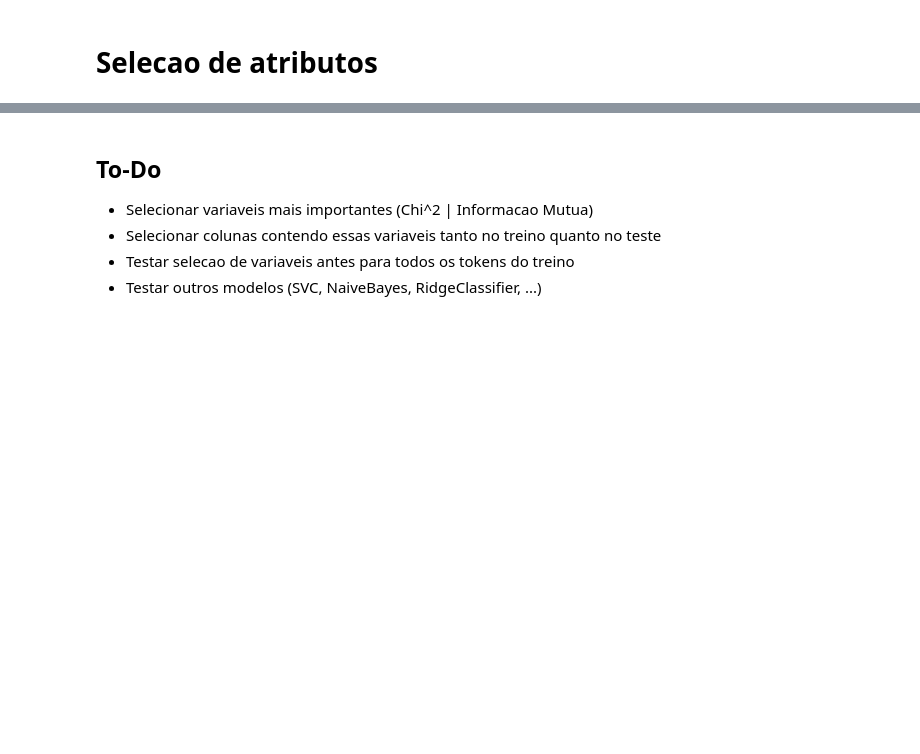
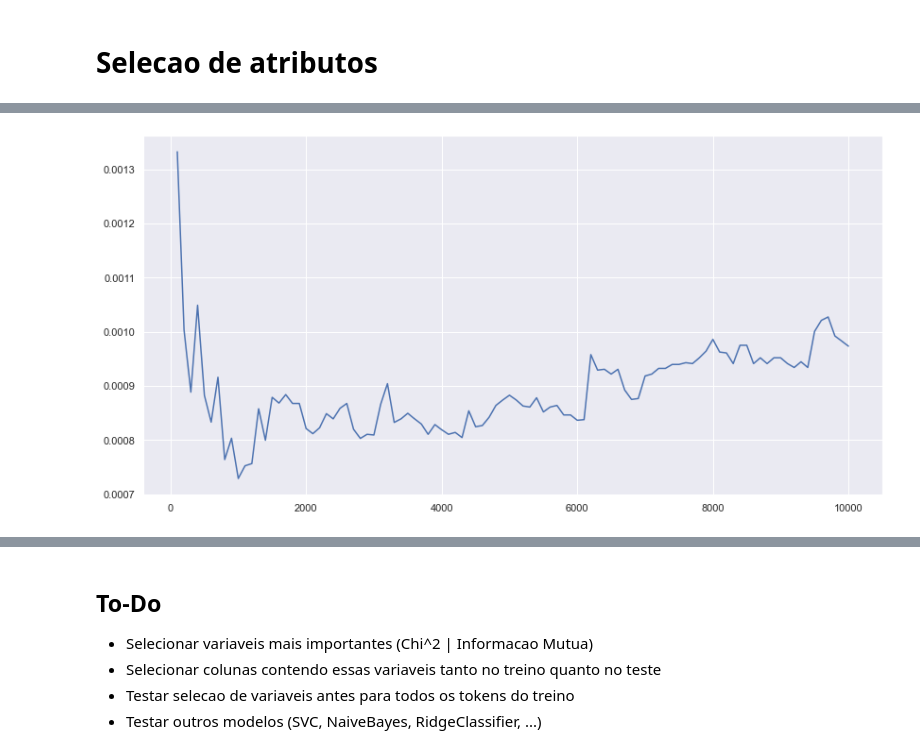
Before and after one commit to marcelo-campa/Analytica-Kaggle-NLP, a Jupyter notebook: kaggle_tweets.ipynb, the cells around one changed output, grey strips where cells are left out. Drawn from its saved outputs; the diff is of its cells as text; code cells hidden in the pictures; blank space fills up the shorter version.

```diff
--- a/kaggle_tweets.ipynb
+++ b/kaggle_tweets.ipynb
@@ -349,0 +379,9 @@ for att in tqdm(atts):
+# %%
+sns.set()
+plt.figure(figsize=(14,7))
+sns.lineplot(y=list_var, x=int_atts)
+# plt.axvline(x=int_atts[np.array(list_var[5:]).argmin()+5], color='r')
+# plt.xticks(ticks=np.arange(0.00, 0.25, 0.01))
+plt.show()
+# %% [output]
+[figure, added]
```
Also changed, not shown: parts of 12 cells of this notebook, 1 other file.
